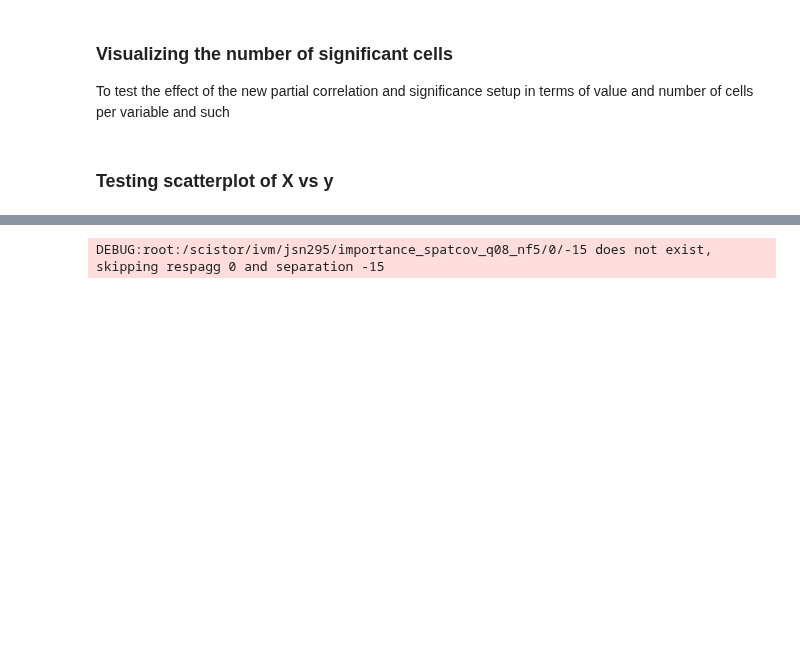
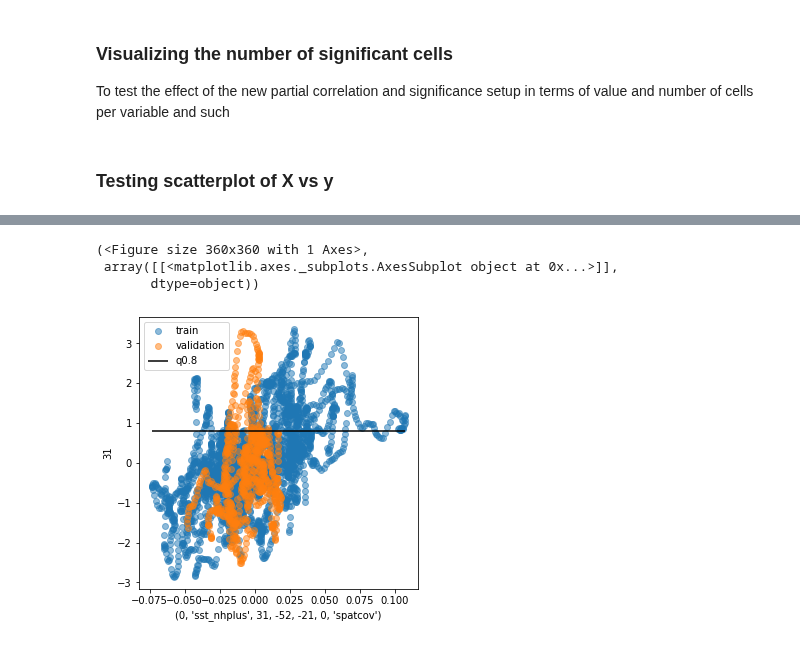
Before and after one commit to chiemvs/Weave, a Jupyter notebook: notebooks/test_inspection.ipynb, the cells around one changed output, grey strips where cells are left out. Drawn from its saved outputs; the diff is of its cells as text; code cells hidden in the pictures; blank space fills up the shorter version.

```diff
--- a/notebooks/test_inspection.ipynb
+++ b/notebooks/test_inspection.ipynb
@@ -133,5 +133,5 @@ for i, timeagg in enumerate(timeaggs):
 # %% [markdown]
 ### Testing scatterplot of X vs y
 # %%
-shap = ImportanceData(basepath = Path('/scistor/ivm/jsn295/shaptest_standard'), respagg = 7, separation = [0,-1,-3,-5,-7,-11,-15,-21,-31])
-shap.load_data(inputpath = Path('/scistor/ivm/jsn295/non_cv/clusterpar3_roll_spearman_varalpha'), X_too = True, y_too = True) # This second path is for the x-variable
+shap = ImportanceData(basepath = Path('/scistor/ivm/jsn295/shap_standard_val_q08/'), respagg = 31, separation = [0,-1,-3,-5,-7,-11,-15,-21,-31])
+shap.load_data(inputpath = Path('/scistor/ivm/jsn295/clusters_cv_spearmanpar_varalpha_strict/'), X_too = True, y_too = True) # This second path is for the x-variable
@@ -150,5 +140,11 @@ X
+# %%
+scatterplot(shap, shap.df.iloc[[shap.df.iloc[:,0].argmax()],:], quantile = 0.8)
+# %% [output]
+(<Figure size 360x360 with 1 Axes>,
+ array([[<matplotlib.axes._subplots.AxesSubplot object at 0x...>]],
+       dtype=object))
+[figure, added]
 # %%
-perm = ImportanceData(Path('/scistor/ivm/jsn295/importance_spatcov_q08_nf5'), [0,1,3,5,7,11,15,21,31], -15)
-perm.load_data(inputpath = Path('/scistor/ivm/jsn295/non_cv/clusterpar3_roll_spearman_varalpha'), X_too = True, y_too = True) # This second path is for the x-variable
+perm = ImportanceData(Path('/scistor/ivm/jsn295/permimp_val_q0666/'), respagg = 31, separation = -15)
+perm.load_data(inputpath = Path('/scistor/ivm/jsn295/clusters_cv_spearmanpar_varalpha_strict/'), X_too = True, y_too = True)
+perm.scale_within(fill_na = True) # This scales within ['respagg','separation','fold'], so gets one model fit onto scale [0,1]
-# %% [output]
-DEBUG:root:/scistor/ivm/jsn295/importance_spatcov_q08_nf5/0/-15 does not exist, skipping respagg 0 and separation -15
```
Also changed, not shown: parts of 9 cells of this notebook, 3 other files.
